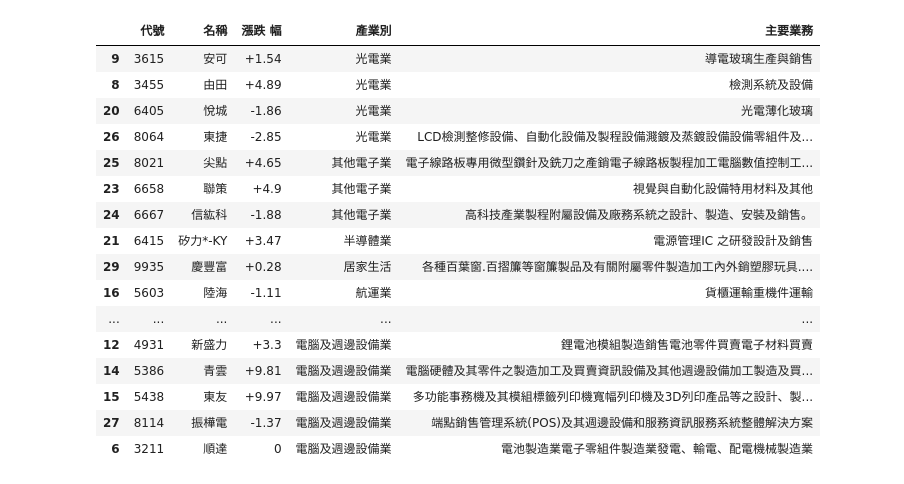
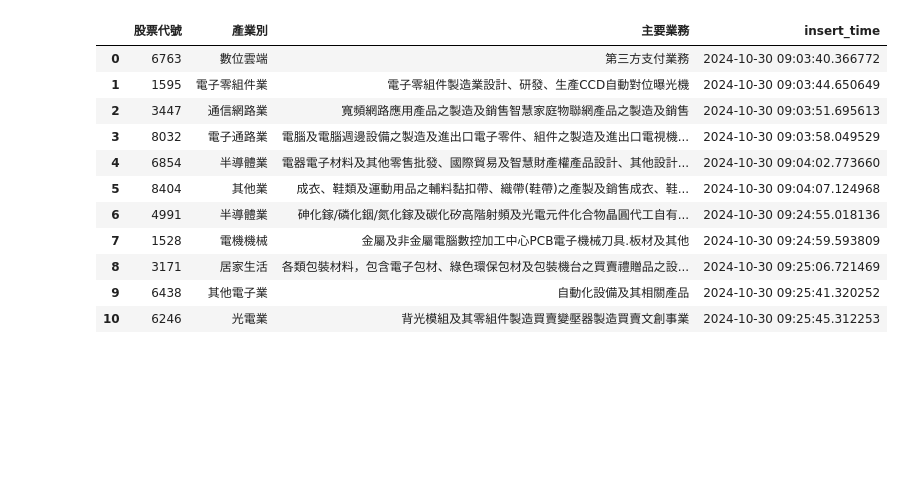
Before and after one commit to dreyhsu/TWSectorScreener, a Jupyter notebook: crawl_analysis.ipynb, the cells around one changed output. Saved outputs shown, nothing was run; the diff lists cells and outputs as text; code cells hidden in the pictures; blank space fills up the shorter version.

```diff
--- a/crawl_analysis.ipynb
+++ b/crawl_analysis.ipynb
@@ -1,24 +1,19 @@
 # %%
 import pandas as pd
 # %%
-df = pd.read_pickle('data/screener_data.pkl')
+df = pd.read_pickle('data/basicinfo.pkl')
-# %%
-df[['代號', '名稱', '漲跌 幅','產業別', '主要業務']].sort_values(by=['產業別', '漲跌 幅'])
-# %% [output]
-|  | 代號 | 名稱 | 漲跌 幅 | 產業別 | 主要業務 |
-| 9 | 3615 | 安可 | +1.54 | 光電業 | 導電玻璃生產與銷售 |
-| 8 | 3455 | 由田 | +4.89 | 光電業 | 檢測系統及設備 |
-| 20 | 6405 | 悅城 | -1.86 | 光電業 | 光電薄化玻璃 |
-| 26 | 8064 | 東捷 | -2.85 | 光電業 | LCD檢測整修設備、自動化設備及製程設備濺鍍及蒸鍍設備設備零組件及... |
-| 25 | 8021 | 尖點 | +4.65 | 其他電子業 | 電子線路板專用微型鑽針及銑刀之產銷電子線路板製程加工電腦數值控制工... |
-| 23 | 6658 | 聯策 | +4.9 | 其他電子業 | 視覺與自動化設備特用材料及其他 |
-| 24 | 6667 | 信紘科 | -1.88 | 其他電子業 | 高科技產業製程附屬設備及廠務系統之設計、製造、安裝及銷售。 |
-| 21 | 6415 | 矽力*-KY | +3.47 | 半導體業 | 電源管理IC 之研發設計及銷售 |
-| 29 | 9935 | 慶豐富 | +0.28 | 居家生活 | 各種百葉窗.百摺簾等窗簾製品及有關附屬零件製造加工內外銷塑膠玩具.... |
-| 16 | 5603 | 陸海 | -1.11 | 航運業 | 貨櫃運輸重機件運輸 |
-| ... | ... | ... | ... | ... | ... |
-| 12 | 4931 | 新盛力 | +3.3 | 電腦及週邊設備業 | 鋰電池模組製造銷售電池零件買賣電子材料買賣 |
-| 14 | 5386 | 青雲 | +9.81 | 電腦及週邊設備業 | 電腦硬體及其零件之製造加工及買賣資訊設備及其他週邊設備加工製造及買... |
-| 15 | 5438 | 東友 | +9.97 | 電腦及週邊設備業 | 多功能事務機及其模組標籤列印機寬幅列印機及3D列印產品等之設計、製... |
-| 27 | 8114 | 振樺電 | -1.37 | 電腦及週邊設備業 | 端點銷售管理系統(POS)及其週邊設備和服務資訊服務系統整體解決方案 |
-| 6 | 3211 | 順達 | 0 | 電腦及週邊設備業 | 電池製造業電子零組件製造業發電、輸電、配電機械製造業 |
+# %%
+df
+# %% [output]
+|  | 股票代號 | 產業別 | 主要業務 | insert_time |
+| 0 | 6763 | 數位雲端 | 第三方支付業務 | 2024-10-30 09:03:40.366772 |
+| 1 | 1595 | 電子零組件業 | 電子零組件製造業設計、研發、生產CCD自動對位曝光機 | 2024-10-30 09:03:44.650649 |
+| 2 | 3447 | 通信網路業 | 寬頻網路應用產品之製造及銷售智慧家庭物聯網產品之製造及銷售 | 2024-10-30 09:03:51.695613 |
+| 3 | 8032 | 電子通路業 | 電腦及電腦週邊設備之製造及進出口電子零件、組件之製造及進出口電視機... | 2024-10-30 09:03:58.049529 |
+| 4 | 6854 | 半導體業 | 電器電子材料及其他零售批發、國際貿易及智慧財產權產品設計、其他設計... | 2024-10-30 09:04:02.773660 |
+| 5 | 8404 | 其他業 | 成衣、鞋類及運動用品之輔料黏扣帶、織帶(鞋帶)之產製及銷售成衣、鞋... | 2024-10-30 09:04:07.124968 |
+| 6 | 4991 | 半導體業 | 砷化鎵/磷化銦/氮化鎵及碳化矽高階射頻及光電元件化合物晶圓代工自有... | 2024-10-30 09:24:55.018136 |
+| 7 | 1528 | 電機機械 | 金屬及非金屬電腦數控加工中心PCB電子機械刀具.板材及其他 | 2024-10-30 09:24:59.593809 |
+| 8 | 3171 | 居家生活 | 各類包裝材料，包含電子包材、綠色環保包材及包裝機台之買賣禮贈品之設... | 2024-10-30 09:25:06.721469 |
+| 9 | 6438 | 其他電子業 | 自動化設備及其相關產品 | 2024-10-30 09:25:41.320252 |
+| 10 | 6246 | 光電業 | 背光模組及其零組件製造買賣變壓器製造買賣文創事業 | 2024-10-30 09:25:45.312253 |
```
Also changed, not shown: 3 other files.
